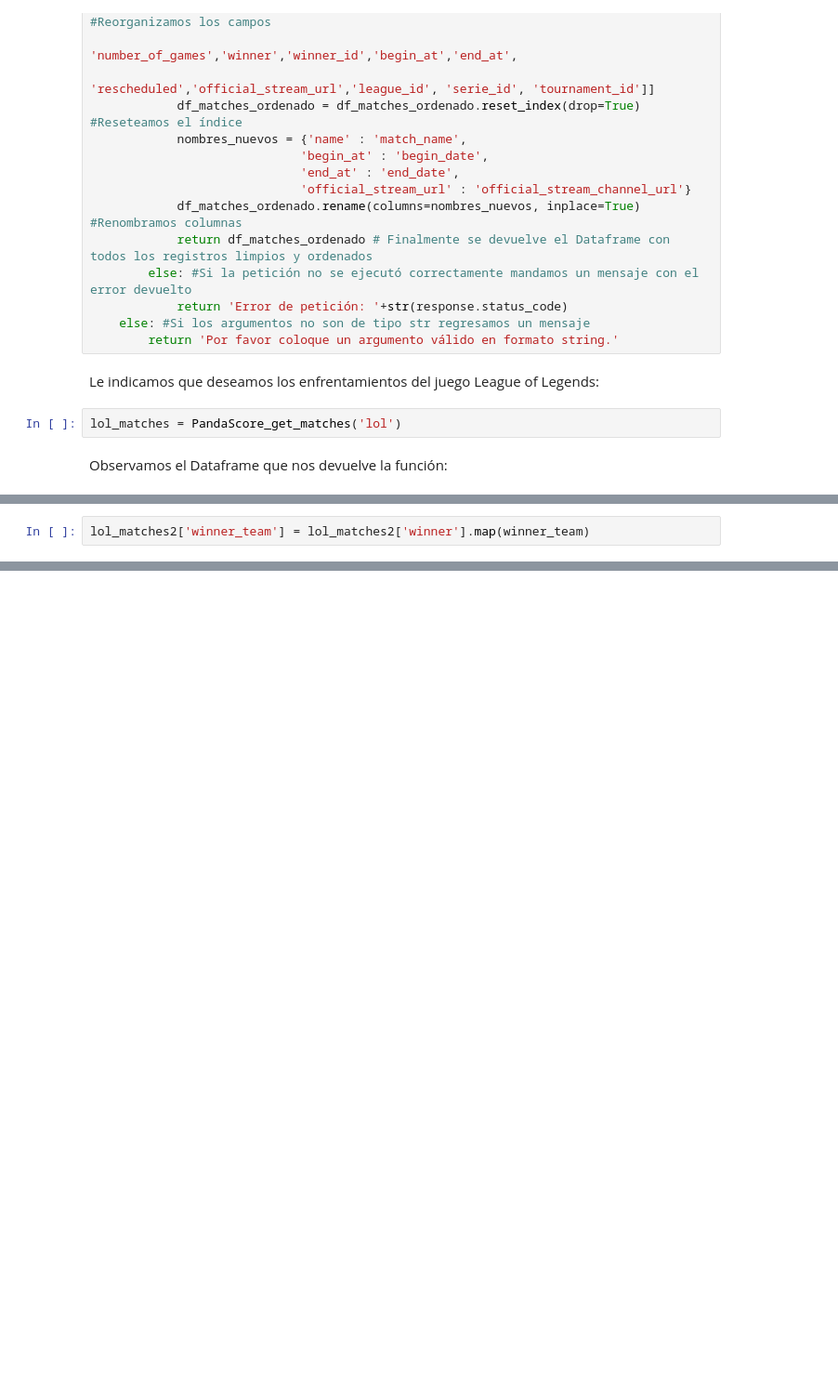
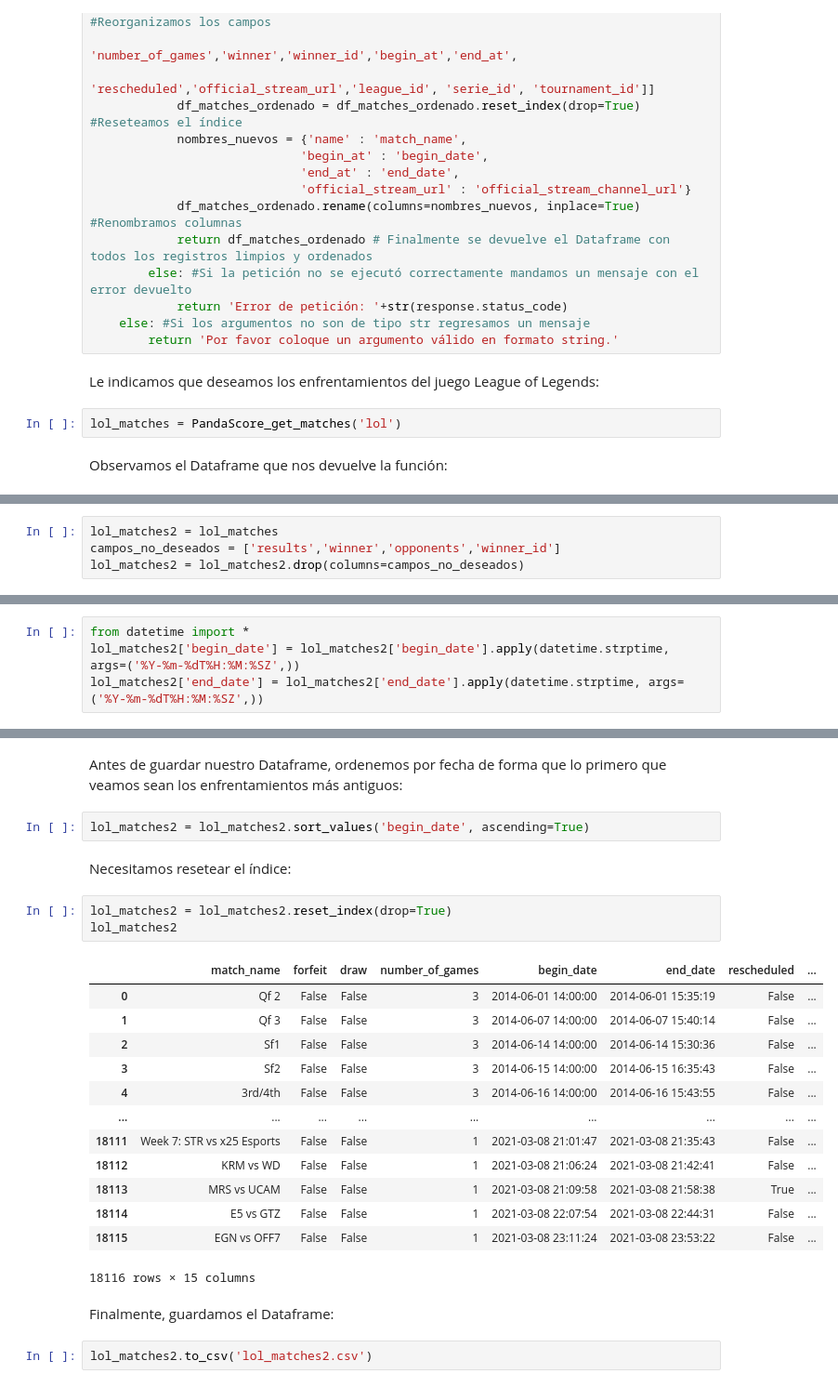
Before and after one commit to JMCastle98/M3_Procesamiento_de_datos, a Jupyter notebook: M3_Postwork7/Postwork_07_python.ipynb, the cells around one changed output, grey strips where cells are left out. Shown at 93% size. Drawn from its saved outputs; the diff is of its cells as text; blank space fills up the shorter version.

```diff
--- a/M3_Postwork7/Postwork_07_python.ipynb
+++ b/M3_Postwork7/Postwork_07_python.ipynb
@@ -83 +195,5 @@ Para ello aprovecharemos las propiedades de listas y los aplicaremos a una funci
+# %%
+lol_matches2 = lol_matches
+campos_no_deseados = ['results','winner','opponents','winner_id']
+lol_matches2 = lol_matches2.drop(columns=campos_no_deseados)
 # %%
@@ -103,2 +218,0 @@ pandas.core.series.Series
-# %%
-lol_matches2['winner_team'] = lol_matches2['winner'].map(winner_team)
@@ -104,0 +221,4 @@ lol_matches2['winner_team'] = lol_matches2['winner'].map(winner_team)
+# %%
+from datetime import *
+lol_matches2['begin_date'] = lol_matches2['begin_date'].apply(datetime.strptime, args=('%Y-%m-%dT%H:%M:%SZ',))
+lol_matches2['end_date'] = lol_matches2['end_date'].apply(datetime.strptime, args=('%Y-%m-%dT%H:%M:%SZ',))
@@ -120,0 +256,27 @@ lol_matches2
+# %% [markdown]
+Antes de guardar nuestro Dataframe, ordenemos por fecha de forma que lo primero que veamos sean los enfrentamientos más antiguos:
+# %%
+lol_matches2 = lol_matches2.sort_values('begin_date', ascending=True)
+# %% [markdown]
+Necesitamos resetear el índice:
+# %%
+lol_matches2 = lol_matches2.reset_index(drop=True)
+lol_matches2
+# %% [output]
+|  | match_name | forfeit | draw | number_of_games | begin_date | end_date | rescheduled | ... |
+| 0 | Qf 2 | False | False | 3 | 2014-06-01 14:00:00 | 2014-06-01 15:35:19 | False | ... |
+| 1 | Qf 3 | False | False | 3 | 2014-06-07 14:00:00 | 2014-06-07 15:40:14 | False | ... |
+| 2 | Sf1 | False | False | 3 | 2014-06-14 14:00:00 | 2014-06-14 15:30:36 | False | ... |
+| 3 | Sf2 | False | False | 3 | 2014-06-15 14:00:00 | 2014-06-15 16:35:43 | False | ... |
+| 4 | 3rd/4th | False | False | 3 | 2014-06-16 14:00:00 | 2014-06-16 15:43:55 | False | ... |
+| ... | ... | ... | ... | ... | ... | ... | ... | ... |
+| 18111 | Week 7: STR vs x25 Esports | False | False | 1 | 2021-03-08 21:01:47 | 2021-03-08 21:35:43 | False | ... |
+| 18112 | KRM vs WD | False | False | 1 | 2021-03-08 21:06:24 | 2021-03-08 21:42:41 | False | ... |
+| 18113 | MRS vs UCAM | False | False | 1 | 2021-03-08 21:09:58 | 2021-03-08 21:58:38 | True | ... |
+| 18114 | E5 vs GTZ | False | False | 1 | 2021-03-08 22:07:54 | 2021-03-08 22:44:31 | False | ... |
+| 18115 | EGN vs OFF7 | False | False | 1 | 2021-03-08 23:11:24 | 2021-03-08 23:53:22 | False | ... |
+18116 rows × 15 columns
+# %% [markdown]
+Finalmente, guardamos el Dataframe:
+# %%
+lol_matches2.to_csv('lol_matches2.csv')
```
Also changed, not shown: parts of 29 cells of this notebook.
